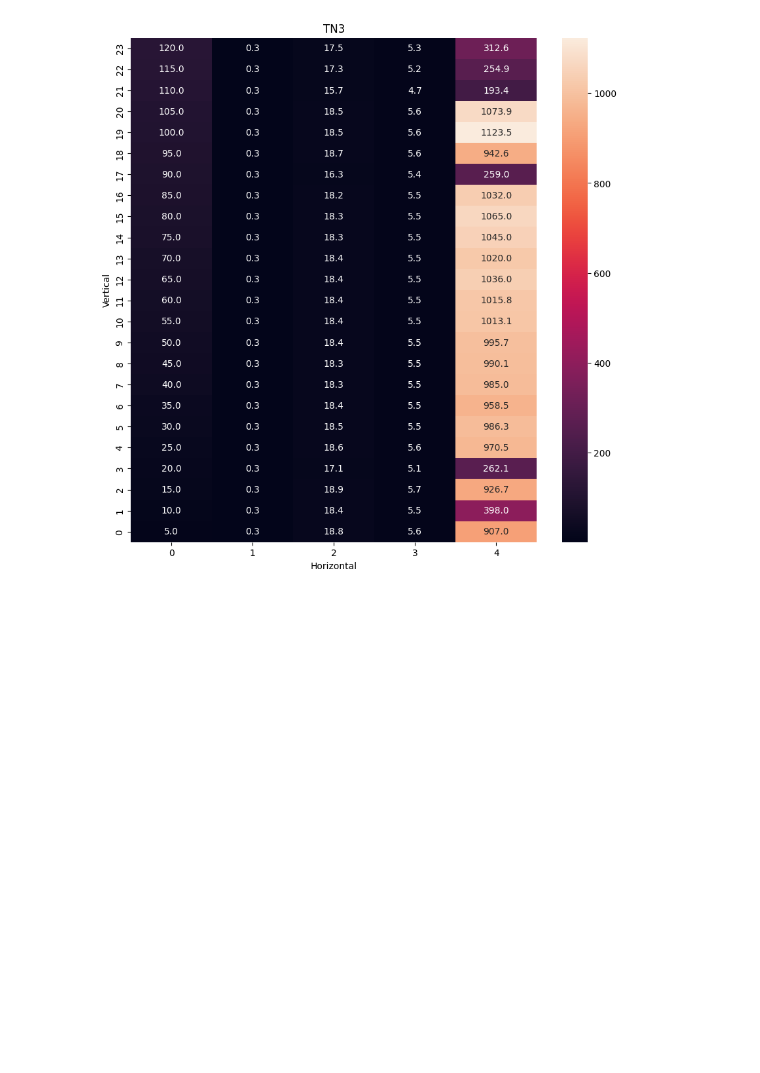
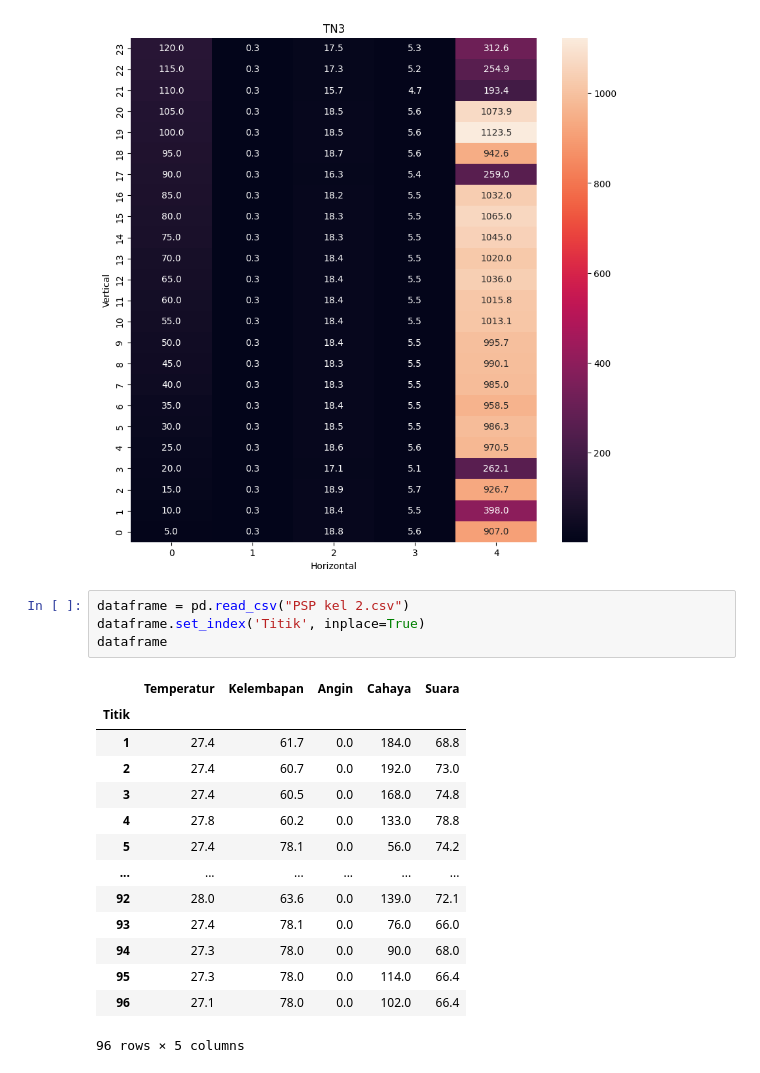
Before and after one commit to CameraOil/Pengmon_stuff, a Jupyter notebook: Heatmap.ipynb, the cells around one changed output. Cells and saved outputs as stored; diff of their text form; blank space fills up the shorter version.

```diff
--- a/Heatmap.ipynb
+++ b/Heatmap.ipynb
@@ -39,3 +41,22 @@ plt.show()
 [[120.0, 0.3, 17.54, 5.262, 312.6], [115.0, 0.3, 17.26, 5.178, 254.9], [110.0, 0.3, 15.67, 4.701, 193.4], [105.0, 0.3, 18.53, 5.559, 1073.9], [100.0, 0.3, 18.54, 5.562, 1123.5], [95.0, 0.3, 18.67, 5.6 ...
 [23, 22, 21, 20, 19, 18, 17, 16, 15, 14, 13, 12, 11, 10, 9, 8, 7, 6, 5, 4, 3, 2, 1, 0]
 [figure]
+# %%
+dataframe = pd.read_csv("PSP kel 2.csv")
+dataframe.set_index('Titik', inplace=True)
+dataframe
+# %% [output]
+|  | Temperatur | Kelembapan | Angin | Cahaya | Suara |
+| Titik |  |  |  |  |  |
+| 1 | 27.4 | 61.7 | 0.0 | 184.0 | 68.8 |
+| 2 | 27.4 | 60.7 | 0.0 | 192.0 | 73.0 |
+| 3 | 27.4 | 60.5 | 0.0 | 168.0 | 74.8 |
+| 4 | 27.8 | 60.2 | 0.0 | 133.0 | 78.8 |
+| 5 | 27.4 | 78.1 | 0.0 | 56.0 | 74.2 |
+| ... | ... | ... | ... | ... | ... |
+| 92 | 28.0 | 63.6 | 0.0 | 139.0 | 72.1 |
+| 93 | 27.4 | 78.1 | 0.0 | 76.0 | 66.0 |
+| 94 | 27.3 | 78.0 | 0.0 | 90.0 | 68.0 |
+| 95 | 27.3 | 78.0 | 0.0 | 114.0 | 66.4 |
+| 96 | 27.1 | 78.0 | 0.0 | 102.0 | 66.4 |
+96 rows × 5 columns
```
Also changed, not shown: parts of 2 cells of this notebook, 1 other file.
